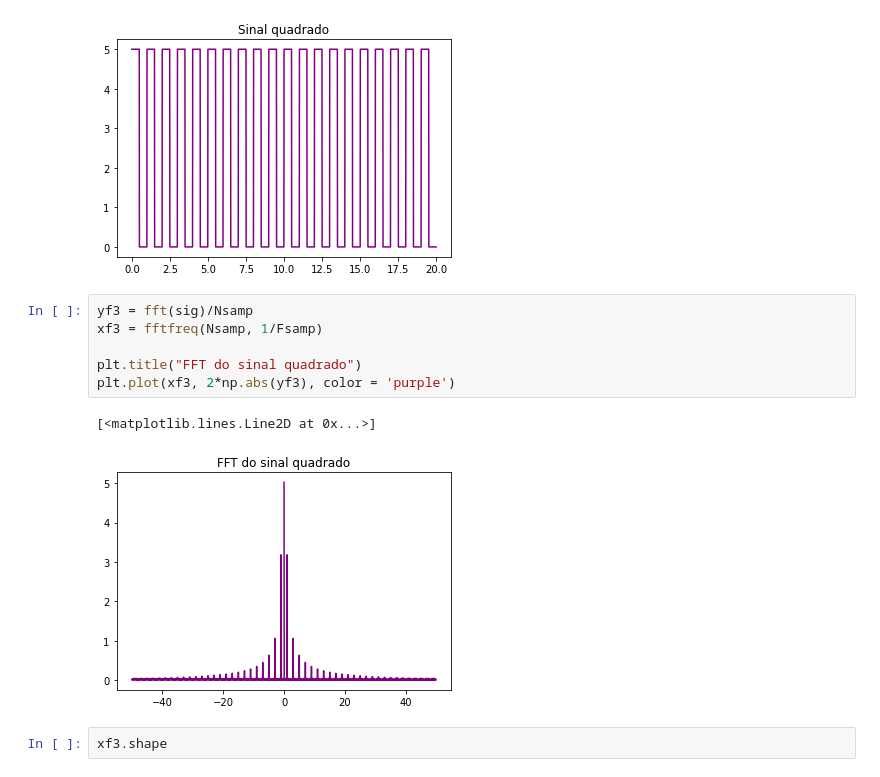
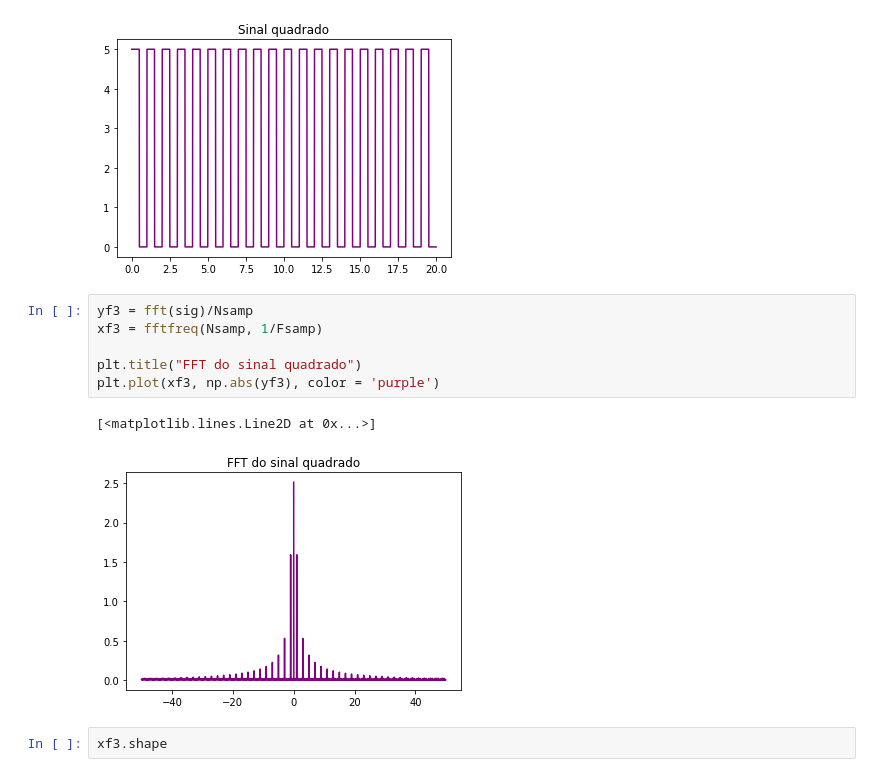
Before and after one commit to JoaoYukio/PCO119, a Jupyter notebook: Atividade 4/Exercicios.ipynb, the cells around one changed output. Drawn from its saved outputs; the diff is of its cells as text.

```diff
--- a/Atividade 4/Exercicios.ipynb
+++ b/Atividade 4/Exercicios.ipynb
@@ -209,12 +210,12 @@ Text(0.5, 1.0, 'Sinal quadrado')
 # %%
 yf3 = fft(sig)/Nsamp
 xf3 = fftfreq(Nsamp, 1/Fsamp)
 
 plt.title("FFT do sinal quadrado")
-plt.plot(xf3, 2*np.abs(yf3), color = 'purple')
+plt.plot(xf3, np.abs(yf3), color = 'purple')
 # %% [output]
 [<matplotlib.lines.Line2D at 0x...>]
-[figure, old version]
+[figure, new version]
 # %%
 xf3.shape
 # %% [output]
```
Also changed, not shown: parts of 9 cells of this notebook.
